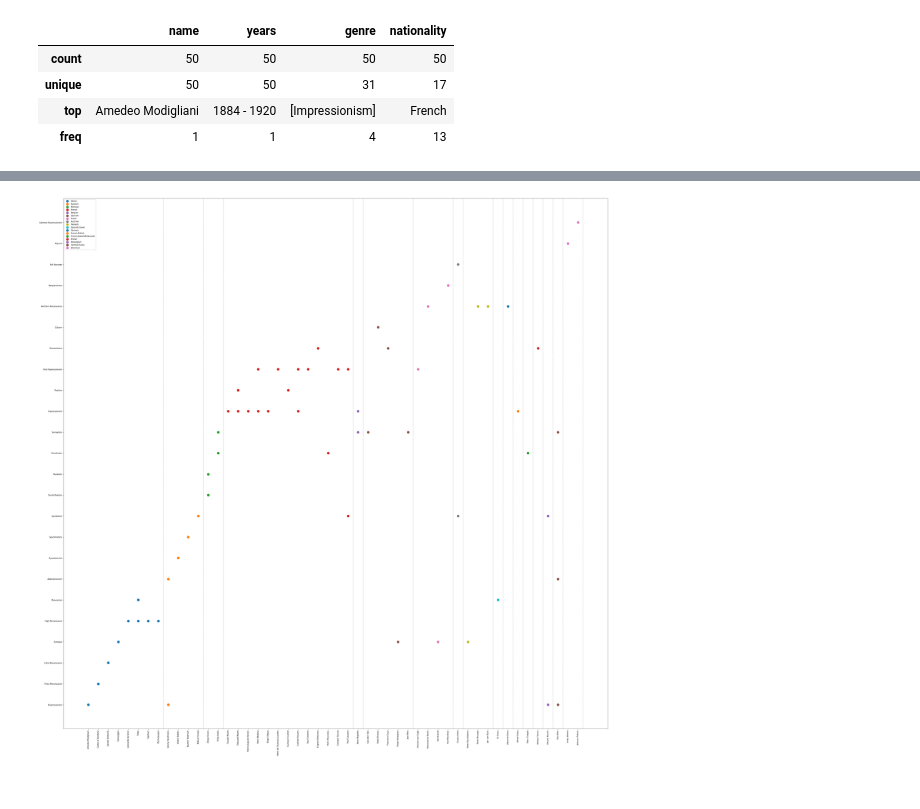
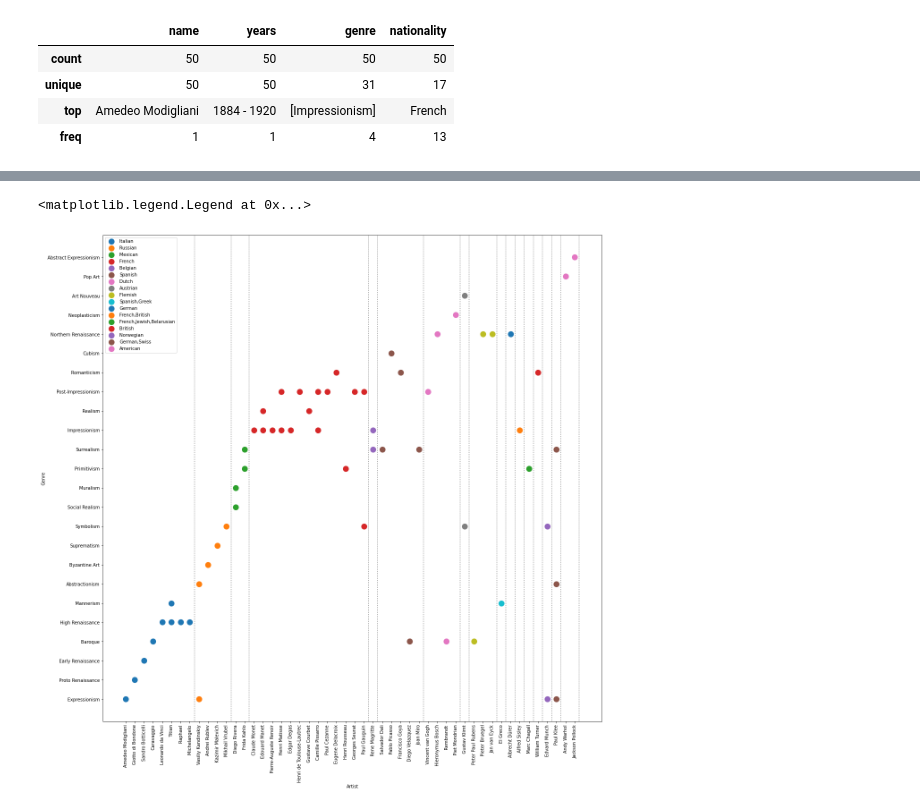
Before and after one commit to sihyeong671/DACON-CV02, a Jupyter notebook: data_analysis/artist_info_suvey.ipynb, the cells around one changed output, grey strips where cells are left out. Cells and saved outputs as stored; diff of their text form; code cells hidden in the pictures.

Commit message:
repecto: artist_info_suvey
 - 시인성 향상, markdown으로 설명 추가

```diff
--- a/data_analysis/artist_info_suvey.ipynb
+++ b/data_analysis/artist_info_suvey.ipynb
@@ -4,0 +11,2 @@ import pandas as pd
+# %%
+CONFIG = {'font_size' : 10}
@@ -35,21 +60,24 @@ print(genre_key, ' total is ', len(genre_key))
 # %%
-from cProfile import label
 
-
-fig = plt.figure(figsize=(50, 50))
+fig = plt.figure(figsize=(20, 20))
 ax = fig.add_subplot(111)
+plt.xticks(rotation=90)
+plt.xlabel('Artist')
+plt.ylabel('Genre')
+plt.rc('xtick', labelsize=CONFIG['font_size'])
+plt.rc('ytick', labelsize=CONFIG['font_size'])
 nationality_key = artists_info['nationality'].unique()
 vl_pos = 0
 for nationality in nationality_key:
     artists_info_sub = artists_info[artists_info['nationality']==nationality]
     vl_pos += artists_info_sub['name'].count()
     ax.axvline(vl_pos - 0.5, color='gray', linestyle=':')
     names = [row[1]['name'] for row in artists_info_sub.iterrows() for _ in range(len(row[1]['genre']))]
     genres = [g for row in artists_info_sub.iterrows() for g in row[1]['genre']]
     ax.scatter(x=names,
-               y=genres, s = 150, label=nationality),
-plt.xticks(rotation=90)
+               y=genres, s = 150, label=nationality)
+
 ax.legend()
-plt.show()
 # %% [output]
+<matplotlib.legend.Legend at 0x...>
-[figure, old version]
+[figure, new version]
```
Also changed, not shown: parts of 11 cells of this notebook.
